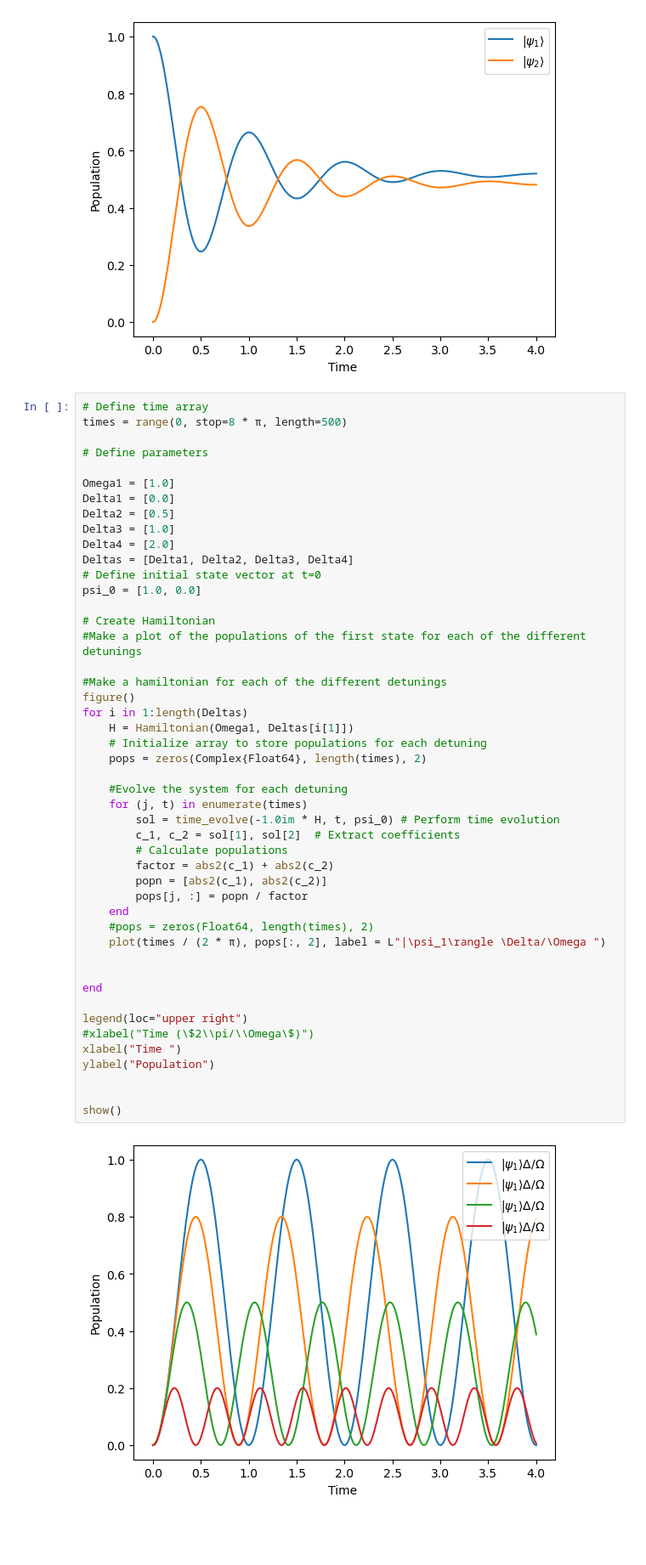
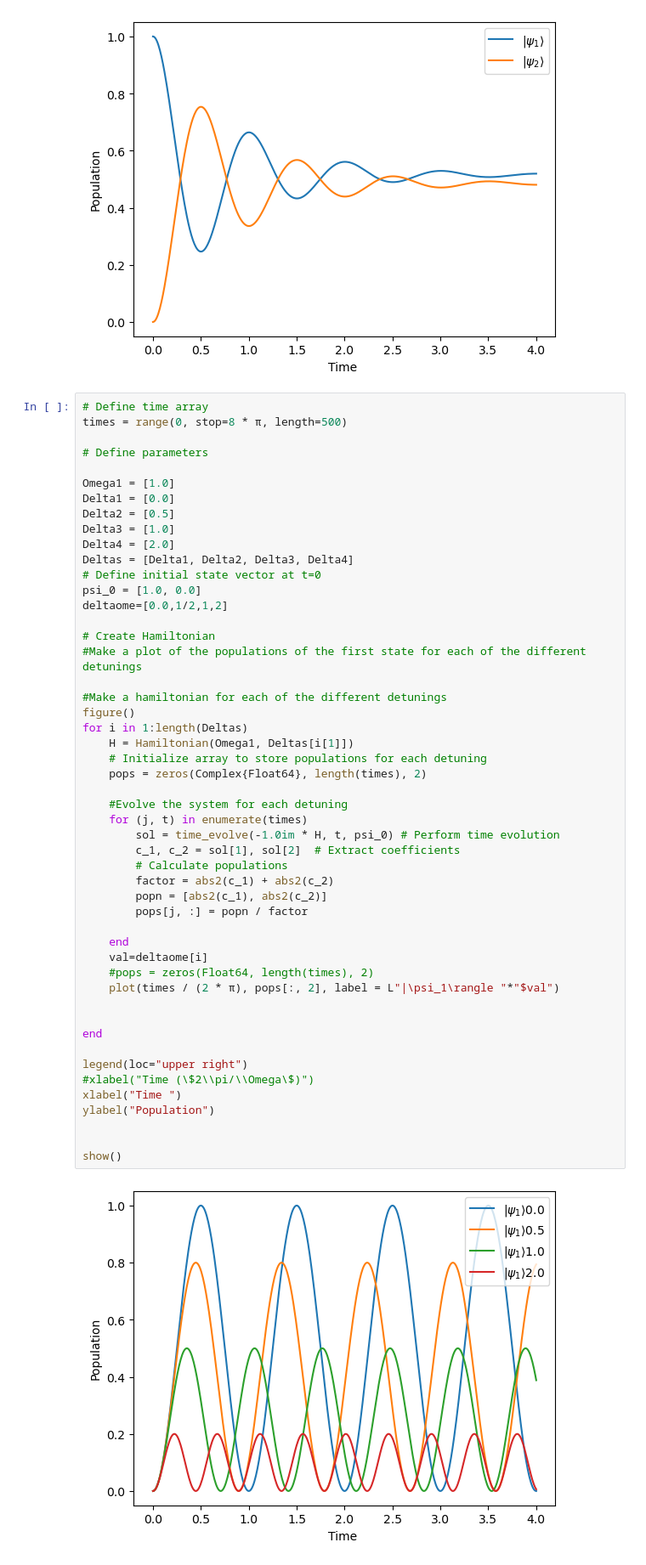
Before and after one commit to dimunozv1/MOT, a Jupyter notebook: Figures.ipynb, the cells around one changed output. Shown at 85% size. Drawn from its saved outputs; the diff is of its cells as text; blank space fills up the shorter version.

```diff
--- a/Figures.ipynb
+++ b/Figures.ipynb
@@ -141,38 +141,41 @@ Delta4 = [2.0]
 Deltas = [Delta1, Delta2, Delta3, Delta4]
 # Define initial state vector at t=0
 psi_0 = [1.0, 0.0]
+deltaome=[0.0,1/2,1,2]
 
 # Create Hamiltonian
 #Make a plot of the populations of the first state for each of the different detunings
 
 #Make a hamiltonian for each of the different detunings
 figure()
 for i in 1:length(Deltas)
     H = Hamiltonian(Omega1, Deltas[i[1]])
     # Initialize array to store populations for each detuning
     pops = zeros(Complex{Float64}, length(times), 2)
 
     #Evolve the system for each detuning
     for (j, t) in enumerate(times)
         sol = time_evolve(-1.0im * H, t, psi_0) # Perform time evolution
         c_1, c_2 = sol[1], sol[2]  # Extract coefficients
         # Calculate populations
         factor = abs2(c_1) + abs2(c_2)
         popn = [abs2(c_1), abs2(c_2)]
         pops[j, :] = popn / factor
+
     end
+    val=deltaome[i]
     #pops = zeros(Float64, length(times), 2)
-    plot(times / (2 * π), pops[:, 2], label = L"|\psi_1\rangle \Delta/\Omega ")
+    plot(times / (2 * π), pops[:, 2], label = L"|\psi_1\rangle "*"$val")
 
 
 end
 
 legend(loc="upper right")
 #xlabel("Time (\$2\\pi/\\Omega\$)")
 xlabel("Time ")
 ylabel("Population")
 
 
 show()
 # %% [output]
-[figure, old version]
+[figure, new version]
```
